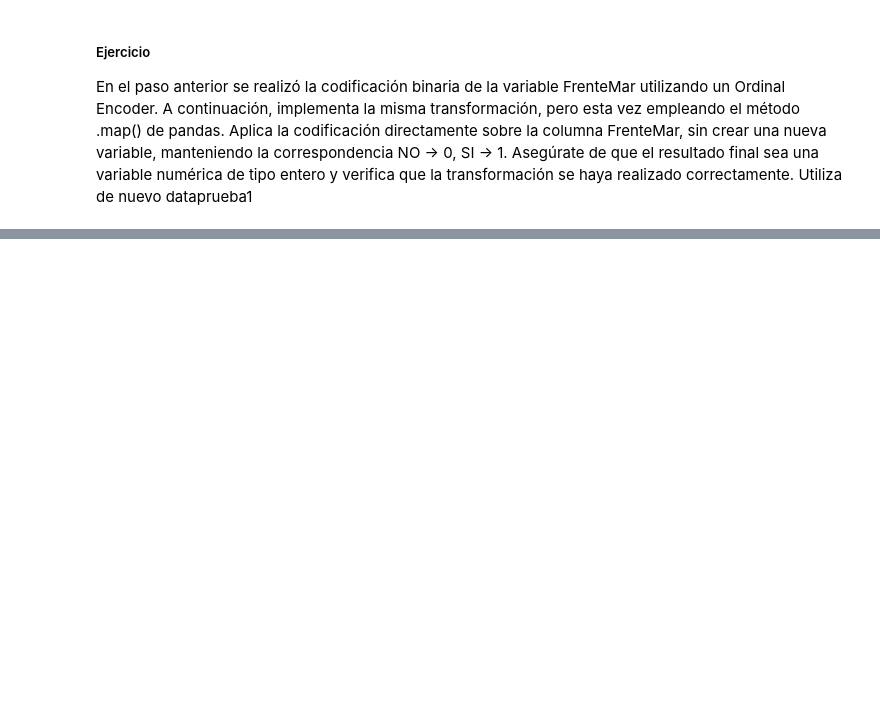
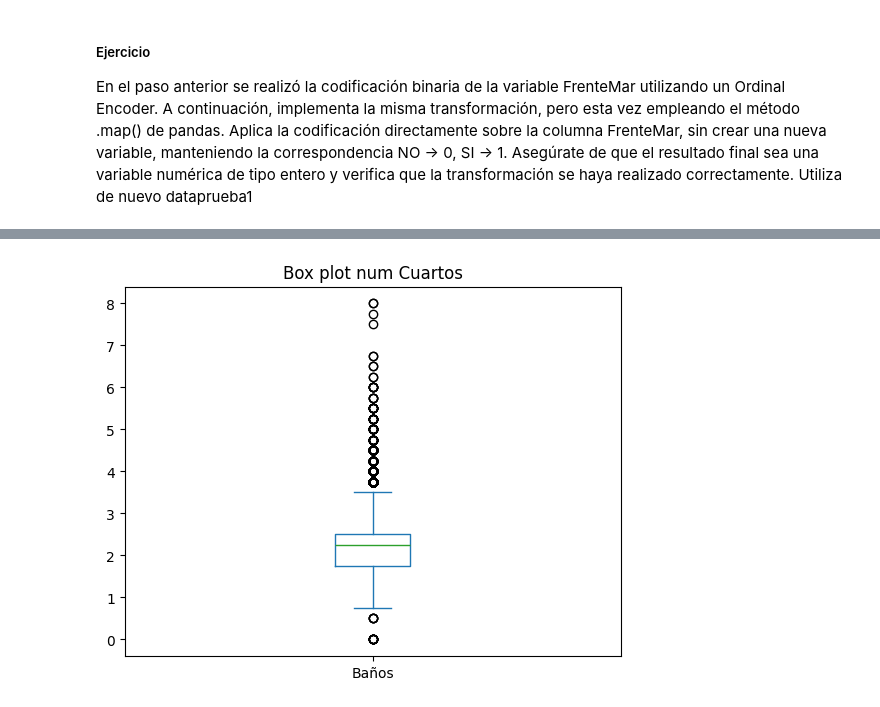
Before and after one commit to jeronimov10/Aprendizaje-en-maquina, a Jupyter notebook: Practicas/Practica2/LimpiezaTransformacion.ipynb, the cells around one changed output, grey strips where cells are left out. Cells and saved outputs as stored; diff of their text form; code cells hidden in the pictures; blank space fills up the shorter version.

```diff
--- a/Practicas/Practica2/LimpiezaTransformacion.ipynb
+++ b/Practicas/Practica2/LimpiezaTransformacion.ipynb
@@ -898,0 +864,6 @@ En el paso anterior se realizó la codificación binaria de la variable FrenteMa
+# %%
+data_t['Baños'].plot(kind='box')
+plt.title('Box plot num Cuartos')
+plt.show()
+# %% [output]
+[figure, added]
```
Also changed, not shown: parts of 12 cells of this notebook, 4 other files.
